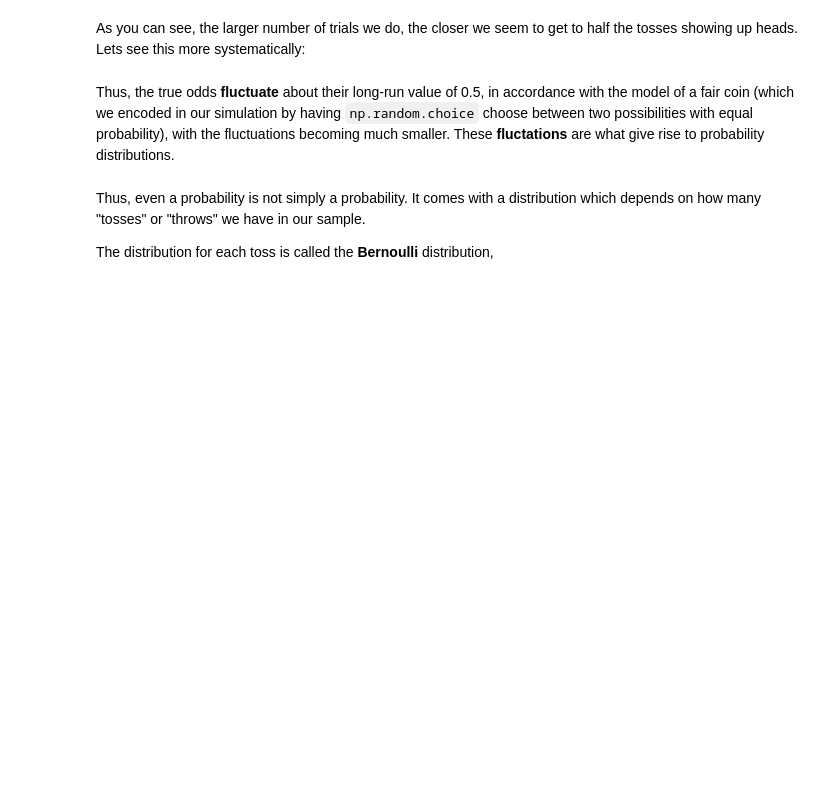
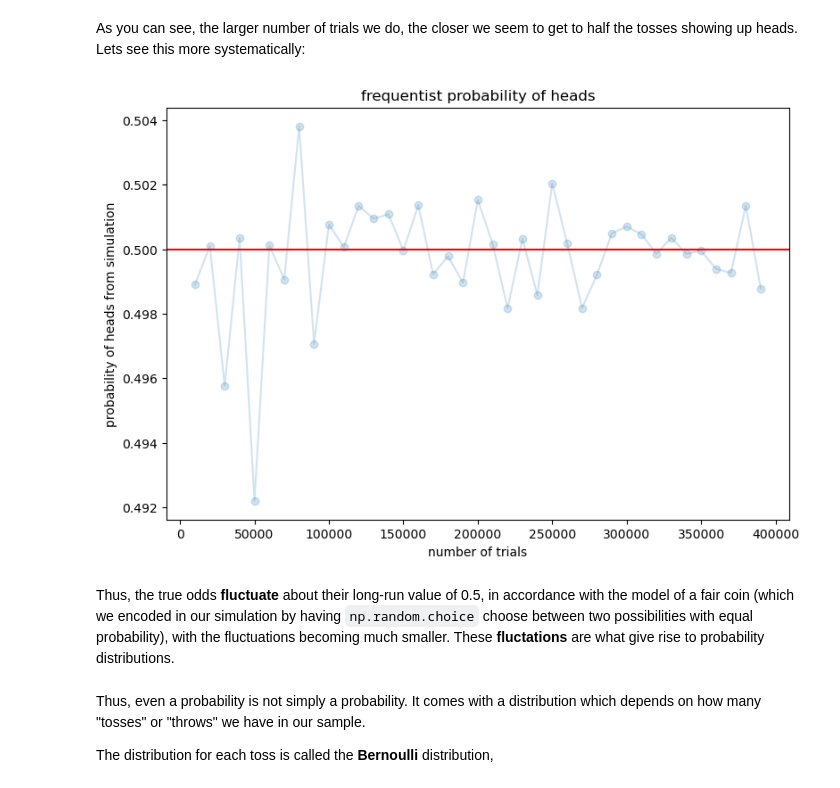
Before and after one commit to woojin-lee713/NumpyAndStatsFun, a Jupyter notebook: distribute_probability_and_error.ipynb, the cells around one changed output. Saved outputs shown, nothing was run; the diff lists cells and outputs as text; code cells hidden in the pictures; blank space fills up the shorter version.

```diff
--- a/distribute_probability_and_error.ipynb
+++ b/distribute_probability_and_error.ipynb
@@ -76,13 +92,15 @@ As you can see, the larger number of trials we do, the closer we seem to get to
 # %%
 %matplotlib inline
 import matplotlib.pyplot as plt
-trials=np.arange(0, 40000, 1000)
+trials=np.arange(0, 400000, 10000)
 plt.figure(figsize=(9,6))
-plt.plot(trials, [np.sum(throw_a_coin(j)=='H')/np.float(j) for j in trials], 'o-', alpha=0.2);
+plt.plot(trials, [np.sum(throw_a_coin(j)=='H')/j for j in trials], 'o-', alpha=0.2);
 plt.axhline(0.5, 0, 1, color='r');
 plt.xlabel('number of trials');
 plt.ylabel('probability of heads from simulation');
 plt.title('frequentist probability of heads');
+# %% [output]
+[figure, added]
 # %% [markdown]
 Thus, the true odds **fluctuate** about their long-run value of 0.5, in accordance with the model of a fair coin (which we encoded in our simulation by having `np.random.choice` choose between two possibilities with equal probability), with the fluctuations becoming much smaller. These **fluctations** are what give rise to probability distributions.
 # %% [markdown]
```
Also changed, not shown: parts of 11 cells of this notebook, 7 other files.
